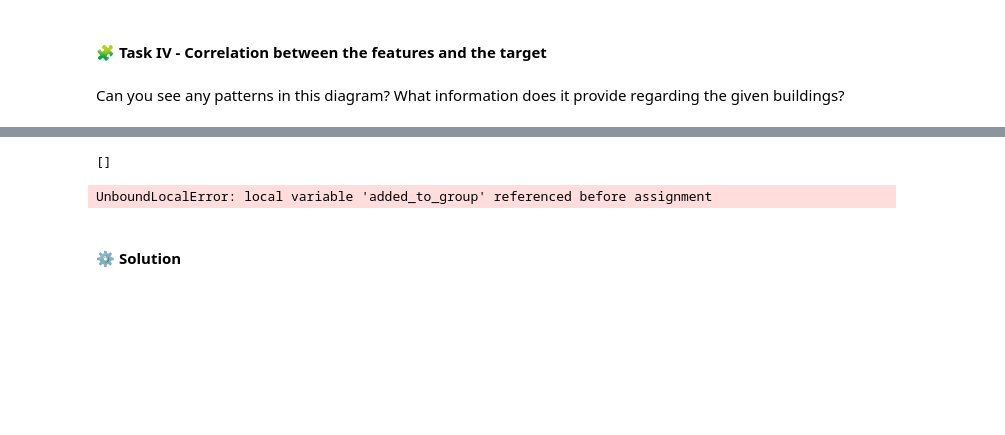
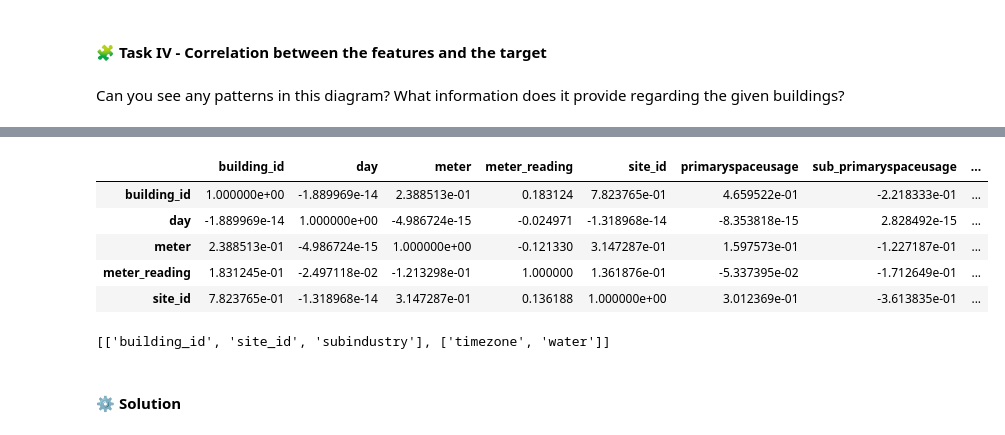
Before and after one commit to DmtrRm/IAAC2024_tutorials, a Jupyter notebook: notebooks/01_data_cleaning.ipynb, the cells around one changed output, grey strips where cells are left out. Drawn from its saved outputs; the diff is of its cells as text; code cells hidden in the pictures; blank space fills up the shorter version.

```diff
--- a/notebooks/01_data_cleaning.ipynb
+++ b/notebooks/01_data_cleaning.ipynb
@@ -664,9 +665,18 @@ full_df.head()
+# %%
+full_df.corr().head()
+# %% [output]
+|  | building_id | day | meter | meter_reading | site_id | primaryspaceusage | sub_primaryspaceusage | ... |
+| building_id | 1.000000e+00 | -1.889969e-14 | 2.388513e-01 | 0.183124 | 7.823765e-01 | 4.659522e-01 | -2.218333e-01 | ... |
+| day | -1.889969e-14 | 1.000000e+00 | -4.986724e-15 | -0.024971 | -1.318968e-14 | -8.353818e-15 | 2.828492e-15 | ... |
+| meter | 2.388513e-01 | -4.986724e-15 | 1.000000e+00 | -0.121330 | 3.147287e-01 | 1.597573e-01 | -1.227187e-01 | ... |
+| meter_reading | 1.831245e-01 | -2.497118e-02 | -1.213298e-01 | 1.000000 | 1.361876e-01 | -5.337395e-02 | -1.712649e-01 | ... |
+| site_id | 7.823765e-01 | -1.318968e-14 | 3.147287e-01 | 0.136188 | 1.000000e+00 | 3.012369e-01 | -3.613835e-01 | ... |
 # %%
 df_corralation = full_df.corr()
-find_pair_list(df_corralation)
+
+find_pair_list(df_corralation,0.7)
 # %% [output]
-[]
+[['building_id', 'site_id', 'subindustry'], ['timezone', 'water']]
-UnboundLocalError: local variable 'added_to_group' referenced before assignment
 # %% [markdown]
 #### ⚙️ Solution
 # %% [markdown]
```
Also changed, not shown: parts of 7 cells of this notebook.
